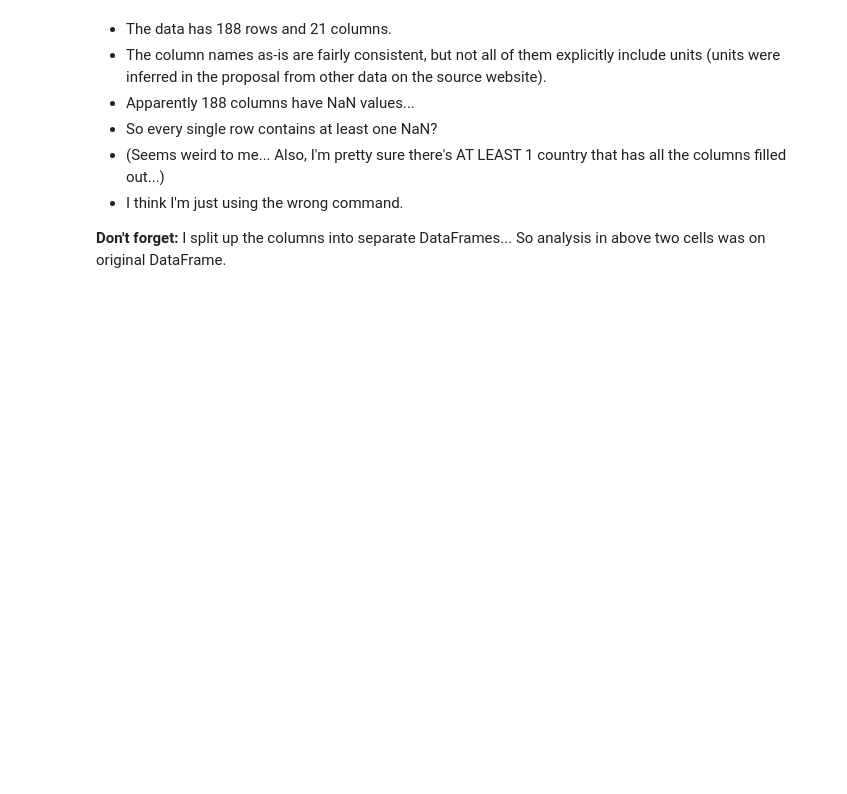
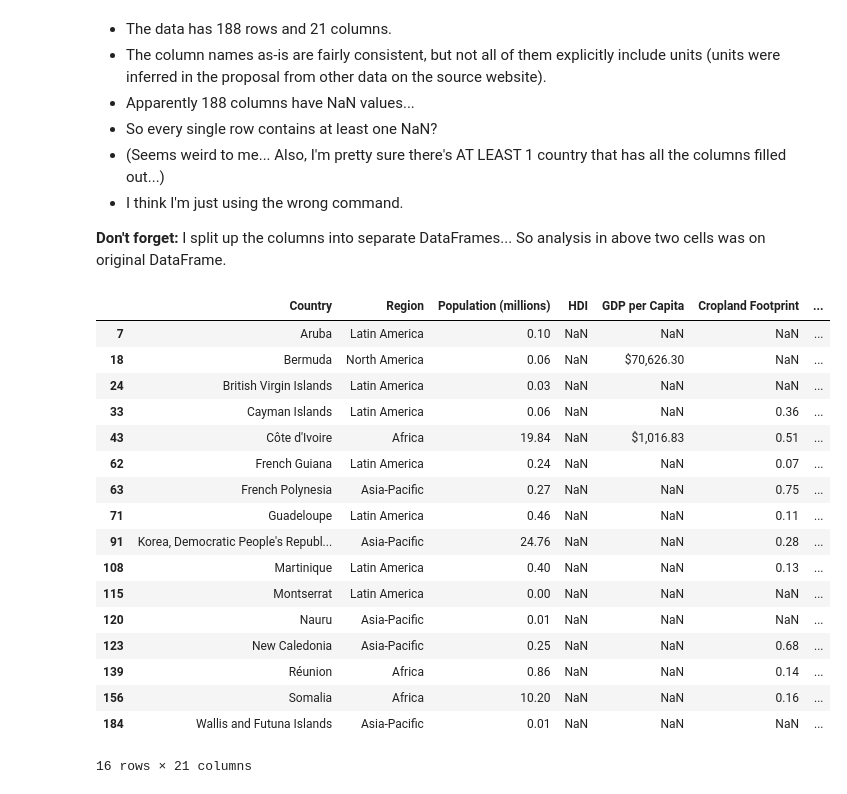
Before and after one commit to schmitzmelissa/DSCT-Capstone01, a Jupyter notebook: InitialDataExploration.ipynb, the cells around one changed output. Drawn from its saved outputs; the diff is of its cells as text; code cells hidden in the pictures; blank space fills up the shorter version.

```diff
--- a/InitialDataExploration.ipynb
+++ b/InitialDataExploration.ipynb
@@ -122,3 +128,24 @@ memory usage: 30.9+ KB
 
 
  **Don't forget:** I split up the columns into separate DataFrames... So analysis in above two cells was on original DataFrame.
+# %%
+countries[countries.HDI.isnull()]
+# %% [output]
+|  | Country | Region | Population (millions) | HDI | GDP per Capita | Cropland Footprint | ... |
+| 7 | Aruba | Latin America | 0.10 | NaN | NaN | NaN | ... |
+| 18 | Bermuda | North America | 0.06 | NaN | $70,626.30 | NaN | ... |
+| 24 | British Virgin Islands | Latin America | 0.03 | NaN | NaN | NaN | ... |
+| 33 | Cayman Islands | Latin America | 0.06 | NaN | NaN | 0.36 | ... |
+| 43 | Côte d'Ivoire | Africa | 19.84 | NaN | $1,016.83 | 0.51 | ... |
+| 62 | French Guiana | Latin America | 0.24 | NaN | NaN | 0.07 | ... |
+| 63 | French Polynesia | Asia-Pacific | 0.27 | NaN | NaN | 0.75 | ... |
+| 71 | Guadeloupe | Latin America | 0.46 | NaN | NaN | 0.11 | ... |
+| 91 | Korea, Democratic People's Republ... | Asia-Pacific | 24.76 | NaN | NaN | 0.28 | ... |
+| 108 | Martinique | Latin America | 0.40 | NaN | NaN | 0.13 | ... |
+| 115 | Montserrat | Latin America | 0.00 | NaN | NaN | NaN | ... |
+| 120 | Nauru | Asia-Pacific | 0.01 | NaN | NaN | NaN | ... |
+| 123 | New Caledonia | Asia-Pacific | 0.25 | NaN | NaN | 0.68 | ... |
+| 139 | Réunion | Africa | 0.86 | NaN | NaN | 0.14 | ... |
+| 156 | Somalia | Africa | 10.20 | NaN | NaN | 0.16 | ... |
+| 184 | Wallis and Futuna Islands | Asia-Pacific | 0.01 | NaN | NaN | NaN | ... |
+16 rows × 21 columns
```
Also changed, not shown: parts of 4 cells of this notebook.
